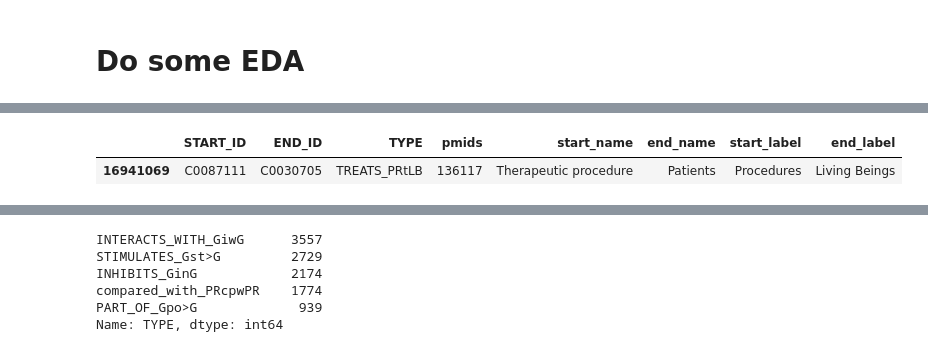
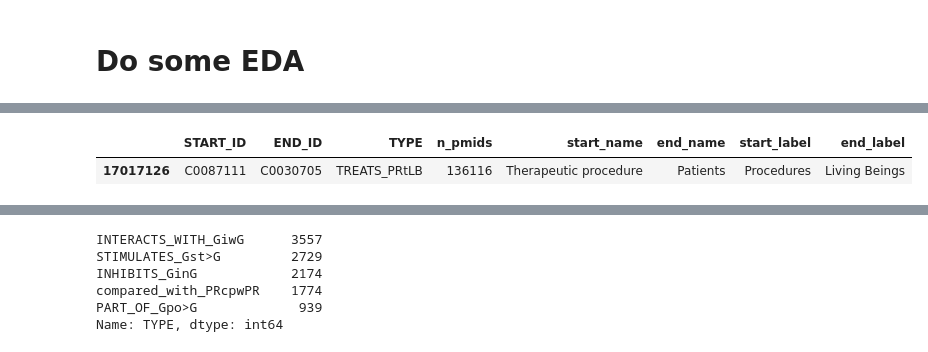
Before and after one commit to mmayers12/semmed, a Jupyter notebook: nbs/04-filtering_edges_with_low_counts.ipynb, the cells around one changed output, grey strips where cells are left out. Drawn from its saved outputs; the diff is of its cells as text; code cells hidden in the pictures.

```diff
--- a/nbs/04-filtering_edges_with_low_counts.ipynb
+++ b/nbs/04-filtering_edges_with_low_counts.ipynb
@@ -10,8 +11,8 @@ import seaborn as sns
 from tqdm import tqdm
 import matplotlib.pyplot as plt
 # %%
-nodes = pd.read_csv('../data/nodes_condesed.csv')
-edges = pd.read_csv('../data/edges_condesed.csv')
+nodes = pd.read_csv('../data/nodes_condensed.csv')
+edges = pd.read_csv('../data/edges_condensed.csv', converters={'pmids':eval})
 
 # remove : character from column names to make them queryable
 nodes = gt.remove_colons(nodes)
@@ -120,12 +121,4 @@ nodes = nodes.drop(idx)
 len(nodes)
 # %% [output]
 258184
-# %%
-# Sort values before writing to disk
-result = result.sort_values('TYPE')
-nodes = nodes.sort_values('LABEL')
-
-# Add in colons required by neo4j
-nodes = gt.add_colons(nodes)
-result = gt.add_colons(result)
 # %%
@@ -135,7 +128,7 @@ nodes[':LABEL'].value_counts().plot(kind='bar');
 # %% [markdown]
 # Do some EDA
 # %%
-combo = gt.combine_nodes_and_edges(nodes, result)
+combo = gt.combine_nodes_and_edges(gt.add_colons(nodes), gt.add_colons(result[['START_ID', 'END_ID', 'TYPE', 'n_pmids']]))
 combo = gt.remove_colons(combo)
 # %%
 combo.head(2)
@@ -146,9 +139,9 @@ combo.head(2)
 # %%
-max_edge = combo["pmids"].max()
-combo.query('pmids == @max_edge')
+max_edge = combo["n_pmids"].max()
+combo.query('n_pmids == @max_edge')
 # %% [output]
-|  | START_ID | END_ID | TYPE | pmids | start_name | end_name | start_label | end_label |
-| 16941069 | C0087111 | C0030705 | TREATS_PRtLB | 136117 | Therapeutic procedure | Patients | Procedures | Living Beings |
+|  | START_ID | END_ID | TYPE | n_pmids | start_name | end_name | start_label | end_label |
+| 17017126 | C0087111 | C0030705 | TREATS_PRtLB | 136116 | Therapeutic procedure | Patients | Procedures | Living Beings |
 # %%
 frame = pd.DataFrame()
 for i in range(10):
```
Also changed, not shown: parts of 15 cells of this notebook, 1 other file.
